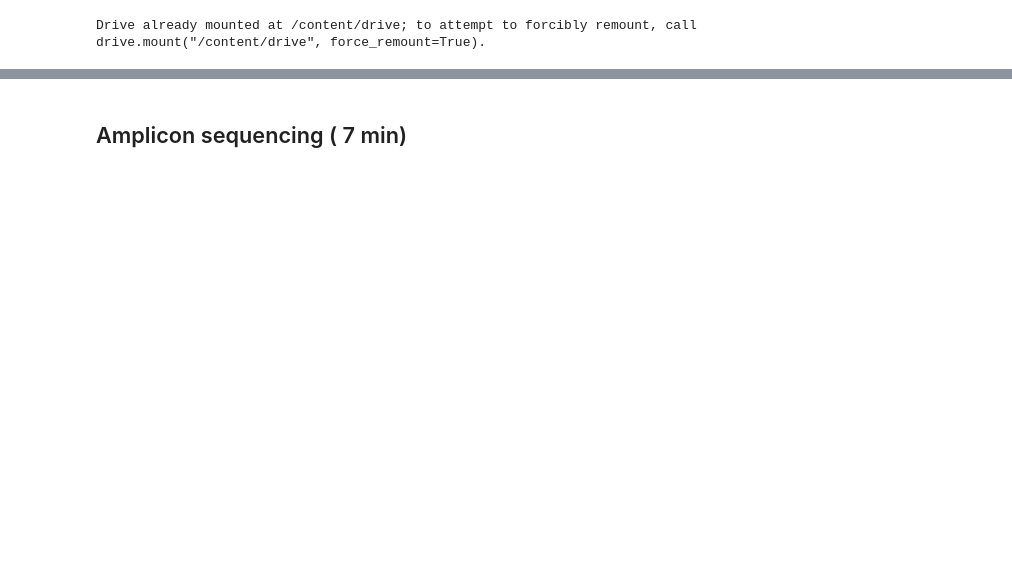
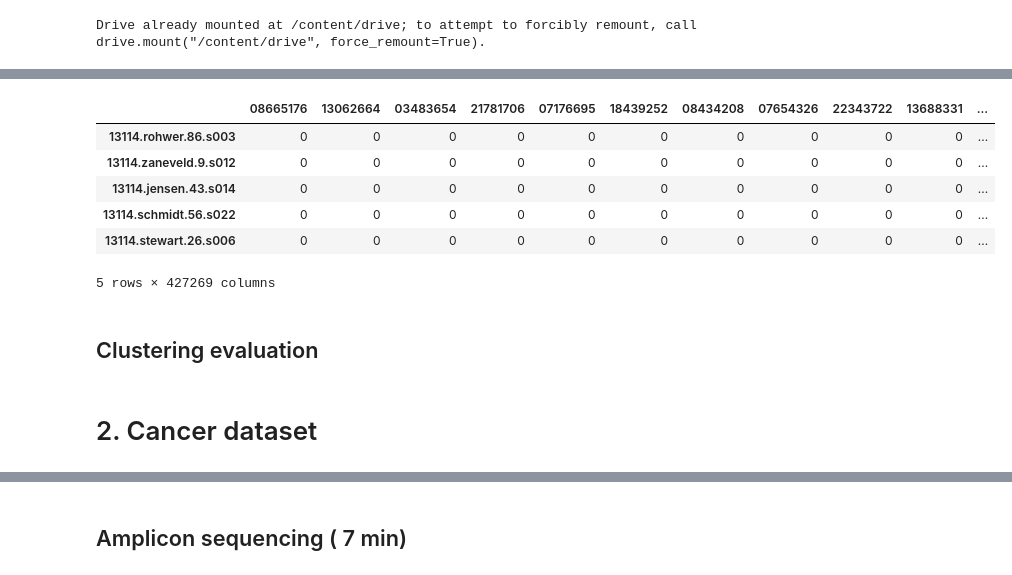
Before and after one commit to biotrain-latam/AI-pilot-course, a Jupyter notebook: Module 2 Clustering/code/06_ Otherdatasets.ipynb, the cells around one changed output, grey strips where cells are left out. Saved outputs shown, nothing was run; the diff lists cells and outputs as text; code cells hidden in the pictures; blank space fills up the shorter version.

```diff
--- a/Module 2 Clustering/code/06_ Otherdatasets.ipynb
+++ b/Module 2 Clustering/code/06_ Otherdatasets.ipynb
@@ -103,0 +361,15 @@ Also you can use the path of your directory to check the content
+# %%
+latam_16s = latam_16s.T
+latam_16s.head()
+# %% [output]
+|  | 08665176 | 13062664 | 03483654 | 21781706 | 07176695 | 18439252 | 08434208 | 07654326 | 22343722 | 13688331 | ... |
+| 13114.rohwer.86.s003 | 0 | 0 | 0 | 0 | 0 | 0 | 0 | 0 | 0 | 0 | ... |
+| 13114.zaneveld.9.s012 | 0 | 0 | 0 | 0 | 0 | 0 | 0 | 0 | 0 | 0 | ... |
+| 13114.jensen.43.s014 | 0 | 0 | 0 | 0 | 0 | 0 | 0 | 0 | 0 | 0 | ... |
+| 13114.schmidt.56.s022 | 0 | 0 | 0 | 0 | 0 | 0 | 0 | 0 | 0 | 0 | ... |
+| 13114.stewart.26.s006 | 0 | 0 | 0 | 0 | 0 | 0 | 0 | 0 | 0 | 0 | ... |
+5 rows × 427269 columns
+# %% [markdown]
+## Clustering evaluation
+# %% [markdown]
+# 2. Cancer dataset
```
Also changed, not shown: parts of 90 cells of this notebook, 7 other files.
